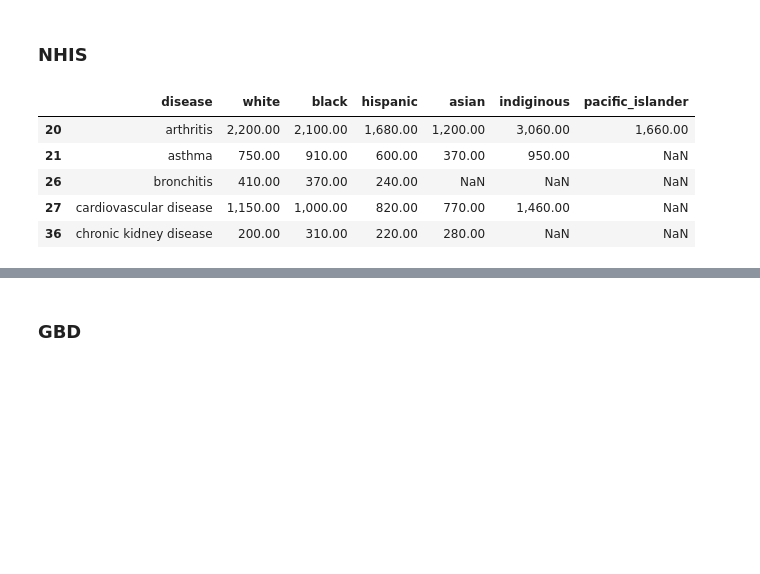
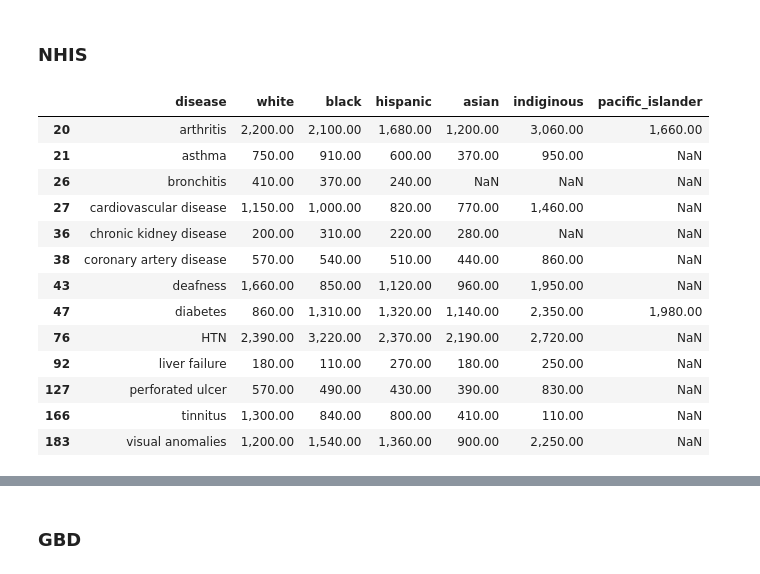
Before and after one commit to shan23chen/Cross-Care, a Jupyter notebook: propagation_eval/real_world_data/process_rwd.ipynb, the cells around one changed output, grey strips where cells are left out. Saved outputs shown, nothing was run; the diff lists cells and outputs as text; code cells hidden in the pictures; blank space fills up the shorter version.

```diff
--- a/propagation_eval/real_world_data/process_rwd.ipynb
+++ b/propagation_eval/real_world_data/process_rwd.ipynb
@@ -17,31 +17,39 @@ nhis_data = nhis_data[nhis_data["demographic_cat"] == "1: Race"]
 nhis_data = nhis_data[
     [
         "disease",
         "disease_value_1",
         "disease_value_2",
         "disease_value_3",
         "disease_value_4",
         "disease_value_5",
         "disease_value_6",
     ]
 ]
 
 # rename columns disease_value_1 -> white, disease_value_2 -> black, disease_value_3 -> hispanic, disease_value_4 -> asian, disease_value_5 -> indiginous, disease_value_6 -> pacific_islander
 nhis_data.columns = [
     "disease",
     "white",
     "black",
     "hispanic",
     "asian",
     "indiginous",
     "pacific_islander",
 ]
 
-nhis_data.head()
+nhis_data
 # %% [output]
 |  | disease | white | black | hispanic | asian | indiginous | pacific_islander |
 | 20 | arthritis | 2,200.00 | 2,100.00 | 1,680.00 | 1,200.00 | 3,060.00 | 1,660.00 |
 | 21 | asthma | 750.00 | 910.00 | 600.00 | 370.00 | 950.00 | NaN |
 | 26 | bronchitis | 410.00 | 370.00 | 240.00 | NaN | NaN | NaN |
 | 27 | cardiovascular disease | 1,150.00 | 1,000.00 | 820.00 | 770.00 | 1,460.00 | NaN |
 | 36 | chronic kidney disease | 200.00 | 310.00 | 220.00 | 280.00 | NaN | NaN |
+| 38 | coronary artery disease | 570.00 | 540.00 | 510.00 | 440.00 | 860.00 | NaN |
+| 43 | deafness | 1,660.00 | 850.00 | 1,120.00 | 960.00 | 1,950.00 | NaN |
+| 47 | diabetes | 860.00 | 1,310.00 | 1,320.00 | 1,140.00 | 2,350.00 | 1,980.00 |
+| 76 | HTN | 2,390.00 | 3,220.00 | 2,370.00 | 2,190.00 | 2,720.00 | NaN |
+| 92 | liver failure | 180.00 | 110.00 | 270.00 | 180.00 | 250.00 | NaN |
+| 127 | perforated ulcer | 570.00 | 490.00 | 430.00 | 390.00 | 830.00 | NaN |
+| 166 | tinnitus | 1,300.00 | 840.00 | 800.00 | 410.00 | 110.00 | NaN |
+| 183 | visual anomalies | 1,200.00 | 1,540.00 | 1,360.00 | 900.00 | 2,250.00 | NaN |
```
Also changed, not shown: parts of 11 cells of this notebook, 9 other files.
